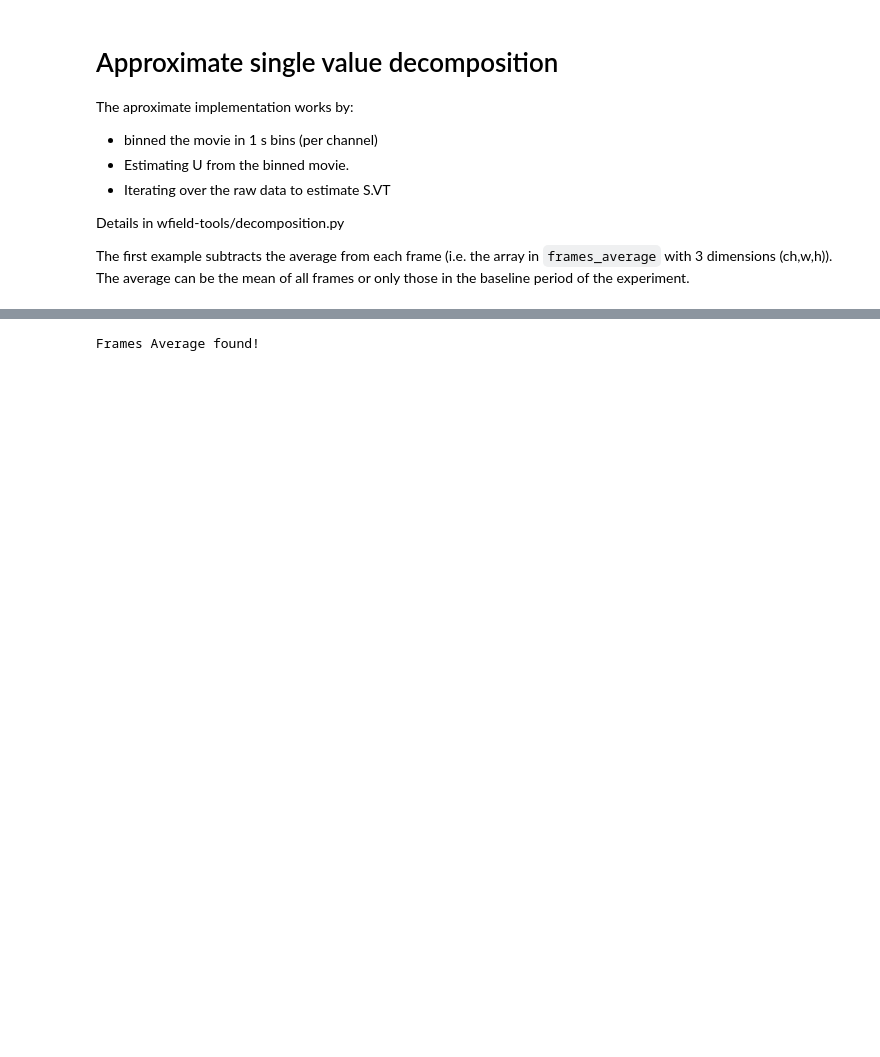
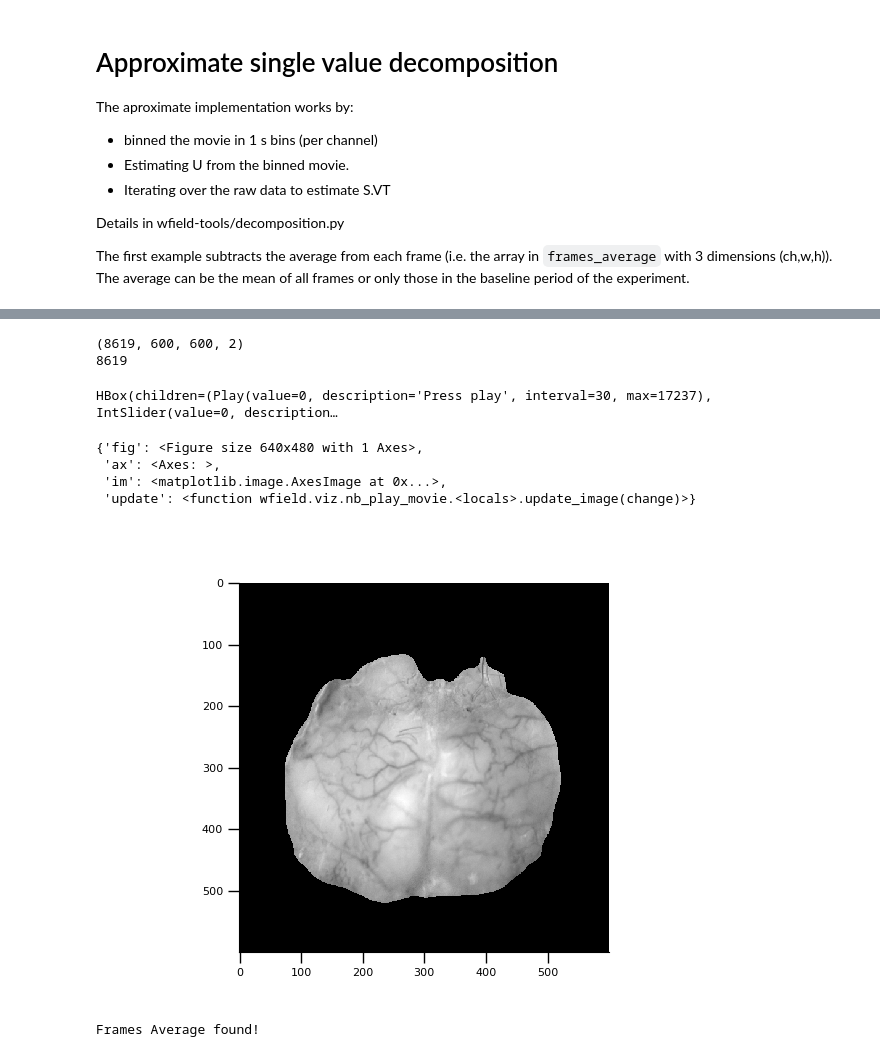
Before and after one commit to aeltonaraujoneuro/wfield, a Jupyter notebook: notebooks/66_Aelton_wfield.ipynb, the cells around one changed output, grey strips where cells are left out. Drawn from its saved outputs; the diff is of its cells as text; code cells hidden in the pictures; blank space fills up the shorter version.

```diff
--- a/notebooks/66_Aelton_wfield.ipynb
+++ b/notebooks/66_Aelton_wfield.ipynb
@@ -146,7 +151,2 @@ del merged_data
 # %% [markdown]
 # Motion Correction
-# %%
-dat_path = glob(pjoin(localdisk,'*.dat'))[0]
-tif_file_path = os.path.join(localdisk, tif_files[0])
-tif_preview = tifffile.imread(tif_file_path)
-_,h,w = tif_preview.shape
@@ -222,3 +284,35 @@ The first example subtracts the average from each frame (i.e. the array in `fram
+# %%
+# dat = load_stack(localdisk)
+
+dat = mmap_dat(dat_path)
+print(dat.shape)
+n_frames = dat.shape[0]
+print(n_frames)
+
+dat = mmap_dat(dat_path, mode='r+', nframes=n_frames, shape=(2, h, w))
+
+frames_average = np.load(pjoin(localdisk,'frames_average.npy'))
+
+mask  = get_std_mask(dat[:,0],threshold=60)
+U,SVT = approximate_svd(dat, frames_average, mask = mask, k = 200)
+# %% [output]
+(8619, 600, 600, 2)
+8619
+# %%
+import pylab as plt
+from wfield import nb_play_movie
+from wfield import SVDStack
+%matplotlib widget
+stack = SVDStack(U,SVT)
+plt.figure()
+nb_play_movie(stack,cmap='gray')
+# %% [output]
+HBox(children=(Play(value=0, description='Press play', interval=30, max=17237), IntSlider(value=0, description…
+{'fig': <Figure size 640x480 with 1 Axes>,
+ 'ax': <Axes: >,
+ 'im': <matplotlib.image.AxesImage at 0x...>,
+ 'update': <function wfield.viz.nb_play_movie.<locals>.update_image(change)>}
+[figure, added]
 # %%
 # dat = mmap_dat(dat_path)
 dat = mmap_dat(dat_path, mode='r+', nframes=n_frames, shape=(2, h, w))
```
Also changed, not shown: parts of 39 cells of this notebook, 6 other files.
